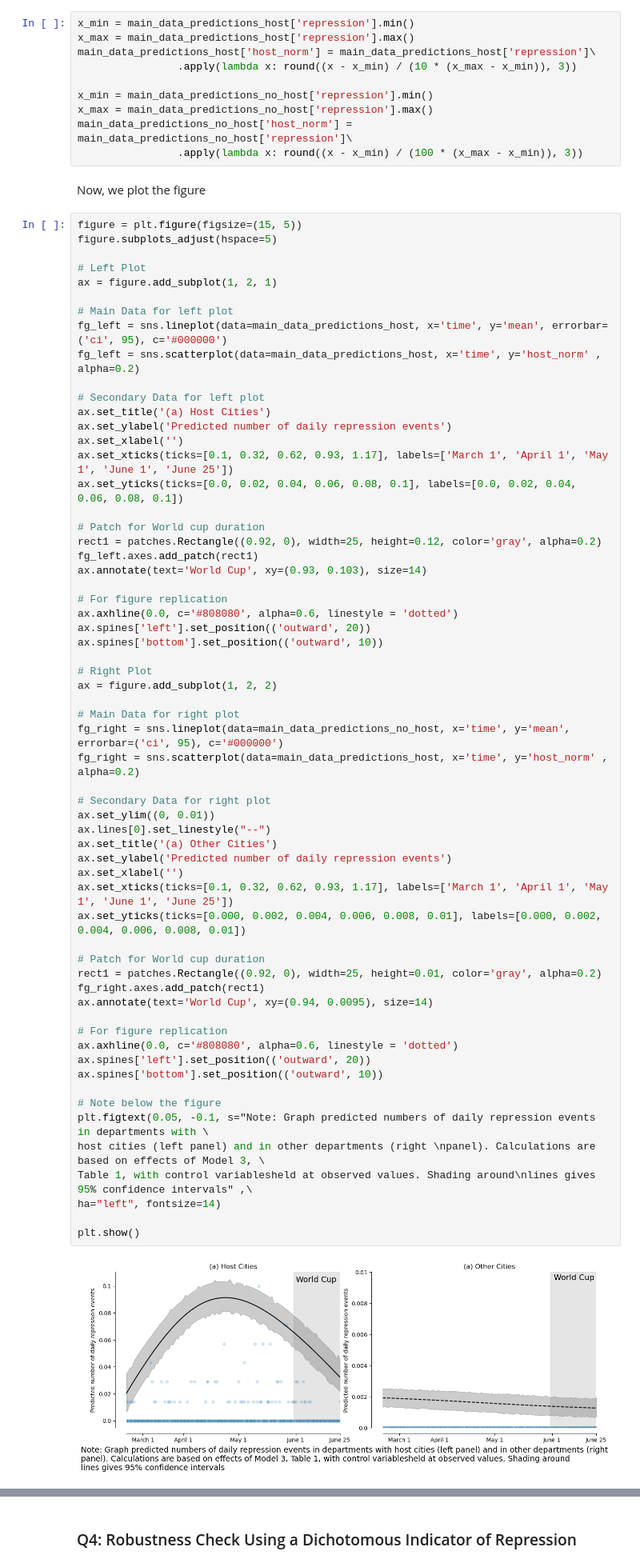
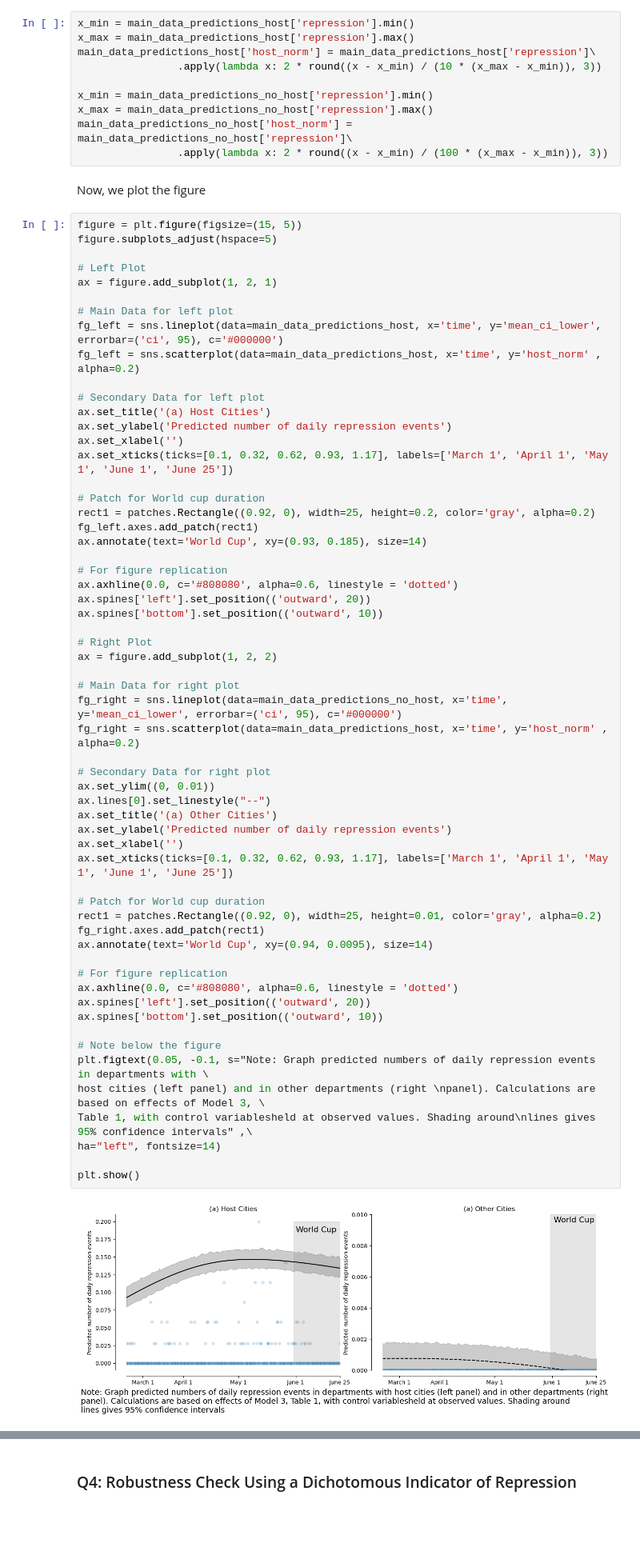
Before and after one commit to pdvass/ml_assignment2, a Jupyter notebook: Assignment_2.ipynb, the cells around one changed output, grey strips where cells are left out. Shown at 80% size. Cells and saved outputs as stored; diff of their text form; blank space fills up the shorter version.

```diff
--- a/Assignment_2.ipynb
+++ b/Assignment_2.ipynb
@@ -711,12 +711,12 @@ Before plotting we are going to normalize repression between [0, 0.1] for host c
 x_min = main_data_predictions_host['repression'].min()
 x_max = main_data_predictions_host['repression'].max()
 main_data_predictions_host['host_norm'] = main_data_predictions_host['repression']\
-                .apply(lambda x: round((x - x_min) / (10 * (x_max - x_min)), 3))
+                .apply(lambda x: 2 * round((x - x_min) / (10 * (x_max - x_min)), 3))
 
 x_min = main_data_predictions_no_host['repression'].min()
 x_max = main_data_predictions_no_host['repression'].max()
 main_data_predictions_no_host['host_norm'] = main_data_predictions_no_host['repression']\
-                .apply(lambda x: round((x - x_min) / (100 * (x_max - x_min)), 3))
+                .apply(lambda x: 2 * round((x - x_min) / (100 * (x_max - x_min)), 3))
 # %% [markdown]
 Now, we plot the figure
 # %%
@@ -727,7 +727,7 @@ figure.subplots_adjust(hspace=5)
 ax = figure.add_subplot(1, 2, 1)
 
 # Main Data for left plot
-fg_left = sns.lineplot(data=main_data_predictions_host, x='time', y='mean', errorbar=('ci', 95), c='#000000')
+fg_left = sns.lineplot(data=main_data_predictions_host, x='time', y='mean_ci_lower', errorbar=('ci', 95), c='#000000')
 fg_left = sns.scatterplot(data=main_data_predictions_host, x='time', y='host_norm' , alpha=0.2)
 
 # Secondary Data for left plot
@@ -735,12 +735,11 @@ ax.set_title('(a) Host Cities')
 ax.set_ylabel('Predicted number of daily repression events')
 ax.set_xlabel('')
 ax.set_xticks(ticks=[0.1, 0.32, 0.62, 0.93, 1.17], labels=['March 1', 'April 1', 'May 1', 'June 1', 'June 25'])
-ax.set_yticks(ticks=[0.0, 0.02, 0.04, 0.06, 0.08, 0.1], labels=[0.0, 0.02, 0.04, 0.06, 0.08, 0.1])
 
 # Patch for World cup duration
-rect1 = patches.Rectangle((0.92, 0), width=25, height=0.12, color='gray', alpha=0.2)
+rect1 = patches.Rectangle((0.92, 0), width=25, height=0.2, color='gray', alpha=0.2)
 fg_left.axes.add_patch(rect1)
-ax.annotate(text='World Cup', xy=(0.93, 0.103), size=14)
+ax.annotate(text='World Cup', xy=(0.93, 0.185), size=14)
 
 # For figure replication
 ax.axhline(0.0, c='#808080', alpha=0.6, linestyle = 'dotted')
@@ -751,37 +750,36 @@ ax.spines['bottom'].set_position(('outward', 10))
 ax = figure.add_subplot(1, 2, 2)
 
 # Main Data for right plot
-fg_right = sns.lineplot(data=main_data_predictions_no_host, x='time', y='mean', errorbar=('ci', 95), c='#000000')
+fg_right = sns.lineplot(data=main_data_predictions_no_host, x='time', y='mean_ci_lower', errorbar=('ci', 95), c='#000000')
 fg_right = sns.scatterplot(data=main_data_predictions_host, x='time', y='host_norm' , alpha=0.2)
 
 # Secondary Data for right plot
 ax.set_ylim((0, 0.01))
 ax.lines[0].set_linestyle("--")
 ax.set_title('(a) Other Cities')
 ax.set_ylabel('Predicted number of daily repression events')
 ax.set_xlabel('')
 ax.set_xticks(ticks=[0.1, 0.32, 0.62, 0.93, 1.17], labels=['March 1', 'April 1', 'May 1', 'June 1', 'June 25'])
-ax.set_yticks(ticks=[0.000, 0.002, 0.004, 0.006, 0.008, 0.01], labels=[0.000, 0.002, 0.004, 0.006, 0.008, 0.01])
 
 # Patch for World cup duration
 rect1 = patches.Rectangle((0.92, 0), width=25, height=0.01, color='gray', alpha=0.2)
 fg_right.axes.add_patch(rect1)
 ax.annotate(text='World Cup', xy=(0.94, 0.0095), size=14)
 
 # For figure replication
 ax.axhline(0.0, c='#808080', alpha=0.6, linestyle = 'dotted')
 ax.spines['left'].set_position(('outward', 20))
 ax.spines['bottom'].set_position(('outward', 10))
 
 # Note below the figure
 plt.figtext(0.05, -0.1, s="Note: Graph predicted numbers of daily repression events in departments with \
 host cities (left panel) and in other departments (right \npanel). Calculations are based on effects of Model 3, \
 Table 1, with control variablesheld at observed values. Shading around\nlines gives 95% confidence intervals" ,\
 ha="left", fontsize=14)
 
 plt.show()
 # %% [output]
-[figure, old version]
+[figure, new version]
 # %% [markdown]
 Here we can clearly see that repression on host cities increases the months before the world cup, whereas on other cities repression stays nearly the same, although it follows this descenting trend. This is something that also supports H$_2$. We can also see that repression in host cities is substancially higher than other cities.
 # %% [markdown]
```
Also changed, not shown: parts of 4 cells of this notebook, 1 other file.
